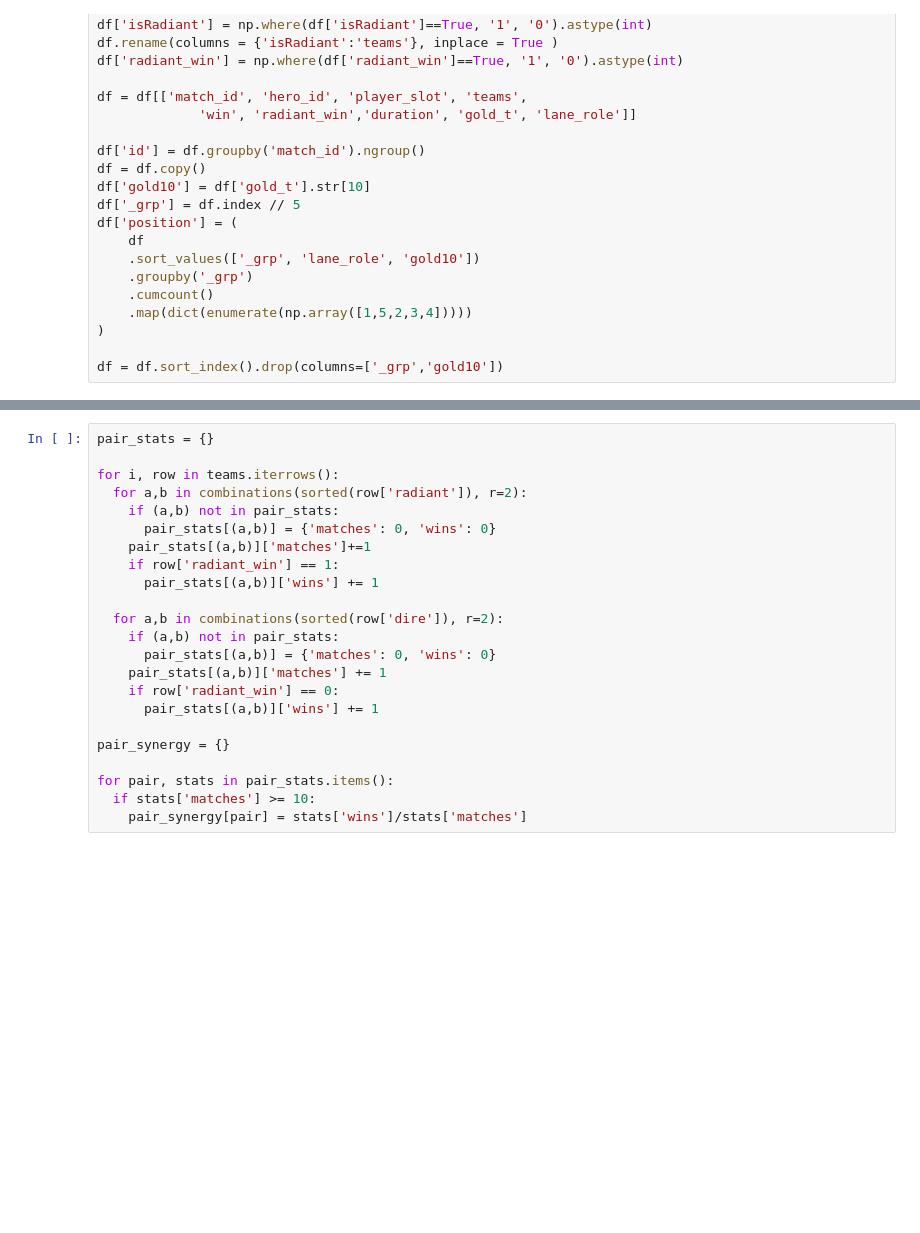
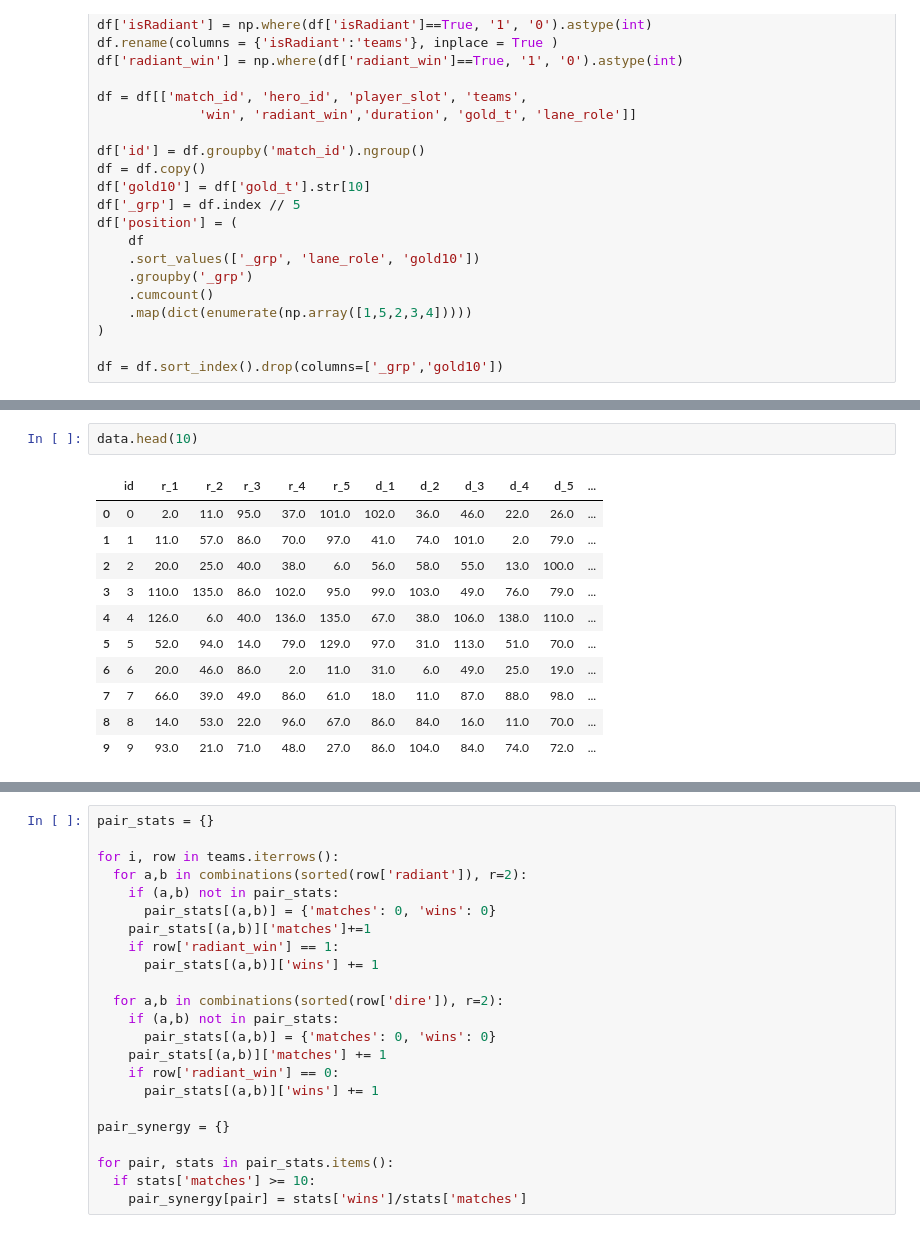
Before and after one commit to URODETC/dota_predictions-AI, a Jupyter notebook: dota_analytics.ipynb, the cells around one changed output, grey strips where cells are left out. Drawn from its saved outputs; the diff is of its cells as text; blank space fills up the shorter version.

```diff
--- a/dota_analytics.ipynb
+++ b/dota_analytics.ipynb
@@ -246,3 +299,17 @@ data = data.merge(df[['id', 'duration']].drop_duplicates(subset=['id']), on='id'
+# %%
+data.head(10)
+# %% [output]
+|  | id | r_1 | r_2 | r_3 | r_4 | r_5 | d_1 | d_2 | d_3 | d_4 | d_5 | ... |
+| 0 | 0 | 2.0 | 11.0 | 95.0 | 37.0 | 101.0 | 102.0 | 36.0 | 46.0 | 22.0 | 26.0 | ... |
+| 1 | 1 | 11.0 | 57.0 | 86.0 | 70.0 | 97.0 | 41.0 | 74.0 | 101.0 | 2.0 | 79.0 | ... |
+| 2 | 2 | 20.0 | 25.0 | 40.0 | 38.0 | 6.0 | 56.0 | 58.0 | 55.0 | 13.0 | 100.0 | ... |
+| 3 | 3 | 110.0 | 135.0 | 86.0 | 102.0 | 95.0 | 99.0 | 103.0 | 49.0 | 76.0 | 79.0 | ... |
+| 4 | 4 | 126.0 | 6.0 | 40.0 | 136.0 | 135.0 | 67.0 | 38.0 | 106.0 | 138.0 | 110.0 | ... |
+| 5 | 5 | 52.0 | 94.0 | 14.0 | 79.0 | 129.0 | 97.0 | 31.0 | 113.0 | 51.0 | 70.0 | ... |
+| 6 | 6 | 20.0 | 46.0 | 86.0 | 2.0 | 11.0 | 31.0 | 6.0 | 49.0 | 25.0 | 19.0 | ... |
+| 7 | 7 | 66.0 | 39.0 | 49.0 | 86.0 | 61.0 | 18.0 | 11.0 | 87.0 | 88.0 | 98.0 | ... |
+| 8 | 8 | 14.0 | 53.0 | 22.0 | 96.0 | 67.0 | 86.0 | 84.0 | 16.0 | 11.0 | 70.0 | ... |
+| 9 | 9 | 93.0 | 21.0 | 71.0 | 48.0 | 27.0 | 86.0 | 104.0 | 84.0 | 74.0 | 72.0 | ... |
 # %%
 target = df.groupby('id').min()[['radiant_win']]
 target
```
Also changed, not shown: parts of 13 cells of this notebook.
